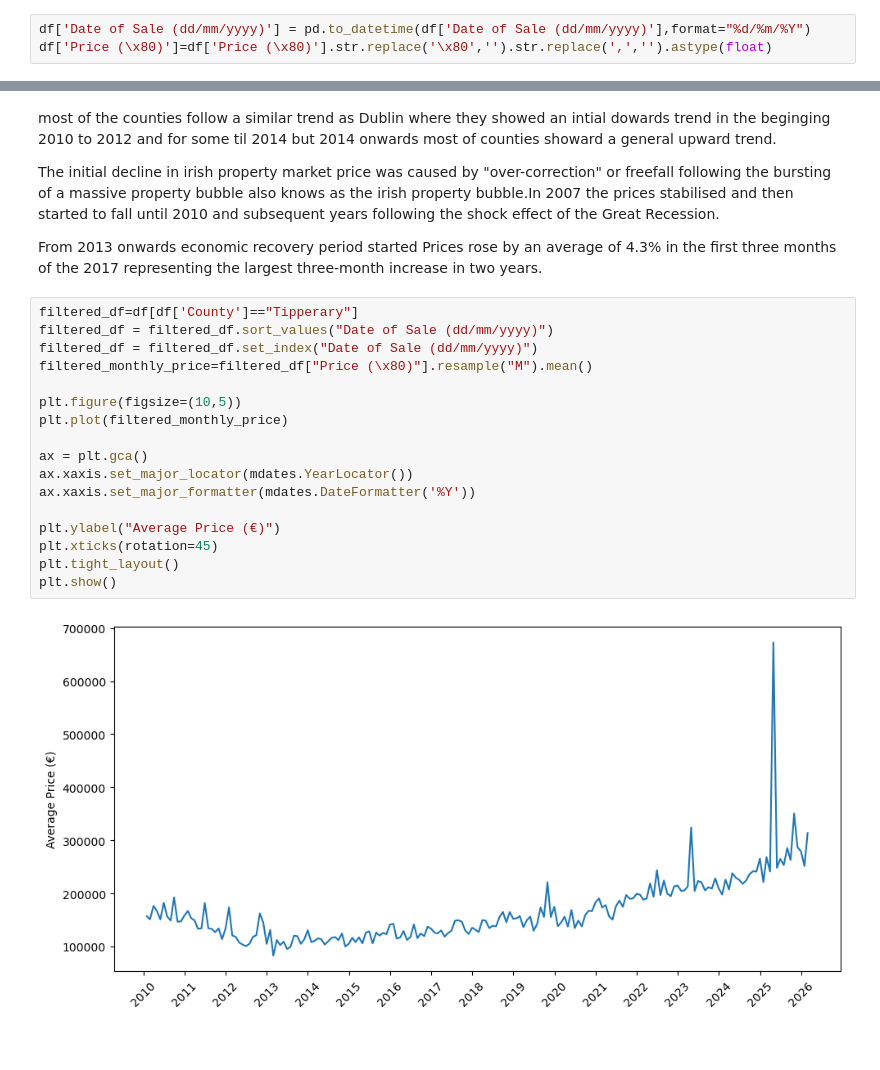
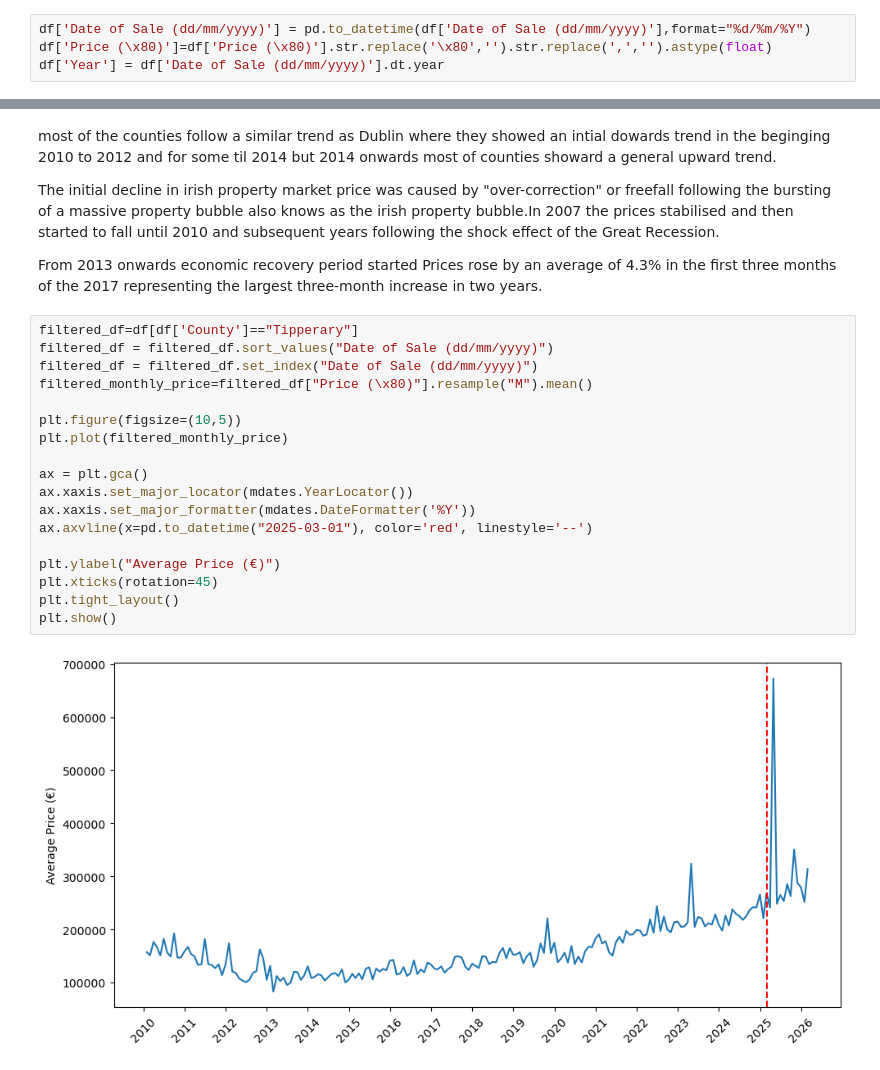
Before and after one commit to sudeepisstupid123/topics_in_data_analytics_EDA, a Jupyter notebook: EDA.ipynb, the cells around one changed output, grey strips where cells are left out. Saved outputs shown, nothing was run; the diff lists cells and outputs as text.

```diff
--- a/EDA.ipynb
+++ b/EDA.ipynb
@@ -36,6 +37,7 @@ changing the data type of Price from string to numeric and also removing the eur
 # %%
 df['Date of Sale (dd/mm/yyyy)'] = pd.to_datetime(df['Date of Sale (dd/mm/yyyy)'],format="%d/%m/%Y")
 df['Price (\x80)']=df['Price (\x80)'].str.replace('\x80','').str.replace(',','').astype(float)
+df['Year'] = df['Date of Sale (dd/mm/yyyy)'].dt.year
 # %% [markdown]
 we use resample("M").mean() to group by all the prices by month and apply mean on that this is done as the data was tooo noisy to plot line chart
 # %%
@@ -66,22 +68,23 @@ From 2013 onwards economic recovery period started Prices rose by an average of
 # %%
 filtered_df=df[df['County']=="Tipperary"]
 filtered_df = filtered_df.sort_values("Date of Sale (dd/mm/yyyy)")
 filtered_df = filtered_df.set_index("Date of Sale (dd/mm/yyyy)")
 filtered_monthly_price=filtered_df["Price (\x80)"].resample("M").mean()
 
 plt.figure(figsize=(10,5))
 plt.plot(filtered_monthly_price)
 
 ax = plt.gca()
 ax.xaxis.set_major_locator(mdates.YearLocator())
 ax.xaxis.set_major_formatter(mdates.DateFormatter('%Y'))
+ax.axvline(x=pd.to_datetime("2025-03-01"), color='red', linestyle='--')
 
 plt.ylabel("Average Price (€)")
 plt.xticks(rotation=45)
 plt.tight_layout()
 plt.show()
 # %% [output]
-[figure, old version]
+[figure, new version]
 # %%
 filtered_df=df[df['County']=="Westmeath"]
 filtered_df = filtered_df.sort_values("Date of Sale (dd/mm/yyyy)")
```
Also changed, not shown: parts of 11 cells of this notebook.
